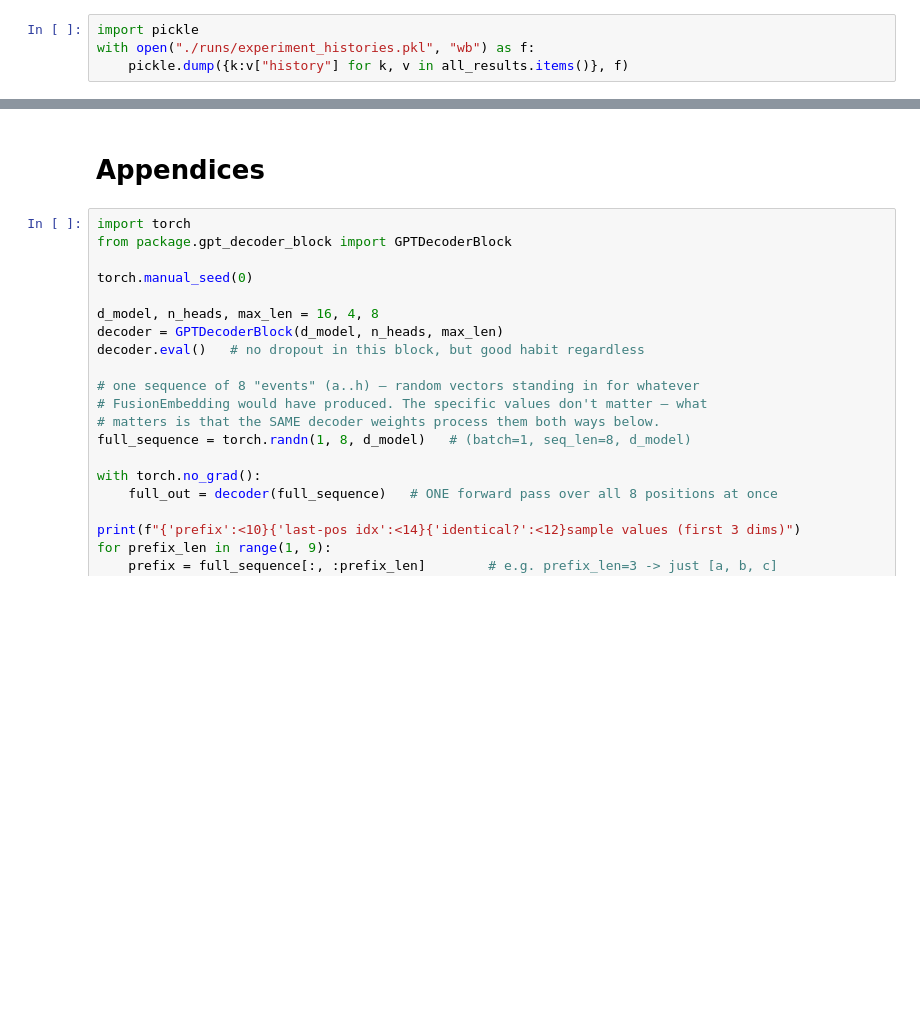
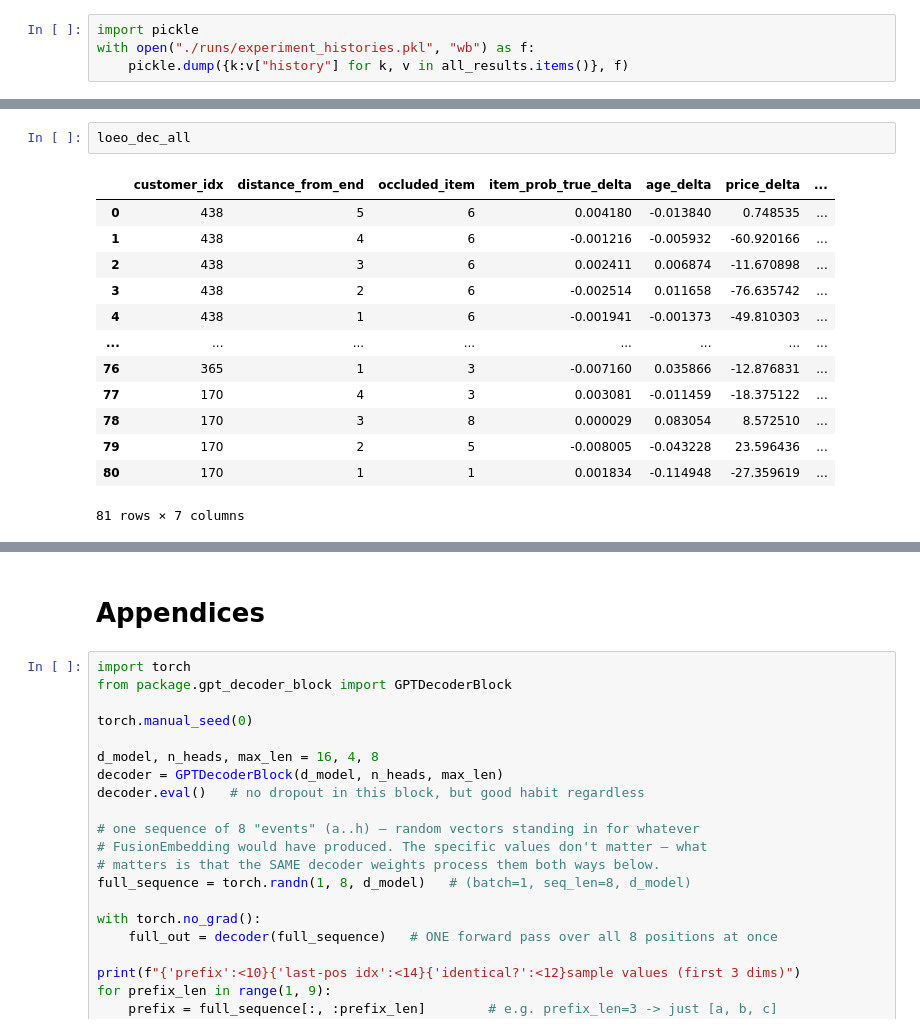
Before and after one commit to datanooblol/a-study-on-transformer, a Jupyter notebook: sequences_to_multiple_outcomes.ipynb, the cells around one changed output, grey strips where cells are left out. Cells and saved outputs as stored; diff of their text form; blank space fills up the shorter version.

```diff
--- a/sequences_to_multiple_outcomes.ipynb
+++ b/sequences_to_multiple_outcomes.ipynb
@@ -1224,0 +1456,16 @@ with open("./runs/experiment_histories.pkl", "wb") as f:
+# %%
+loeo_dec_all
+# %% [output]
+|  | customer_idx | distance_from_end | occluded_item | item_prob_true_delta | age_delta | price_delta | ... |
+| 0 | 438 | 5 | 6 | 0.004180 | -0.013840 | 0.748535 | ... |
+| 1 | 438 | 4 | 6 | -0.001216 | -0.005932 | -60.920166 | ... |
+| 2 | 438 | 3 | 6 | 0.002411 | 0.006874 | -11.670898 | ... |
+| 3 | 438 | 2 | 6 | -0.002514 | 0.011658 | -76.635742 | ... |
+| 4 | 438 | 1 | 6 | -0.001941 | -0.001373 | -49.810303 | ... |
+| ... | ... | ... | ... | ... | ... | ... | ... |
+| 76 | 365 | 1 | 3 | -0.007160 | 0.035866 | -12.876831 | ... |
+| 77 | 170 | 4 | 3 | 0.003081 | -0.011459 | -18.375122 | ... |
+| 78 | 170 | 3 | 8 | 0.000029 | 0.083054 | 8.572510 | ... |
+| 79 | 170 | 2 | 5 | -0.008005 | -0.043228 | 23.596436 | ... |
+| 80 | 170 | 1 | 1 | 0.001834 | -0.114948 | -27.359619 | ... |
+81 rows × 7 columns
```
Also changed, not shown: parts of 47 cells of this notebook, 28 other files.
